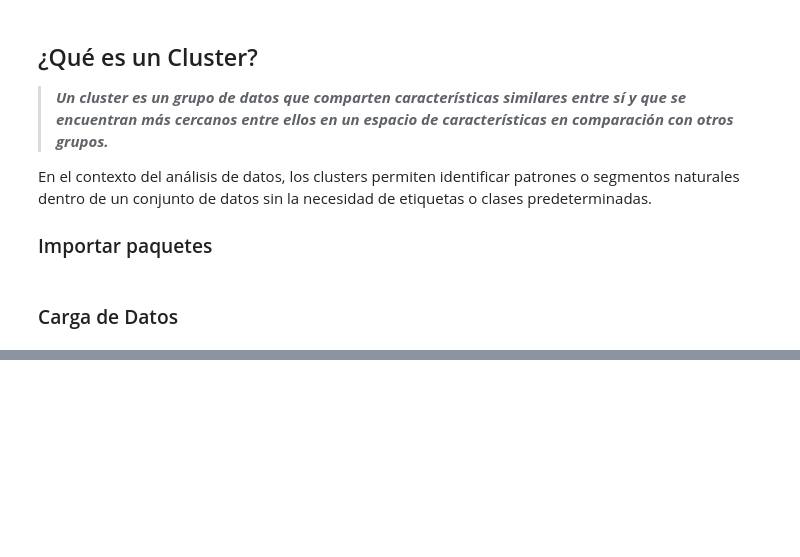
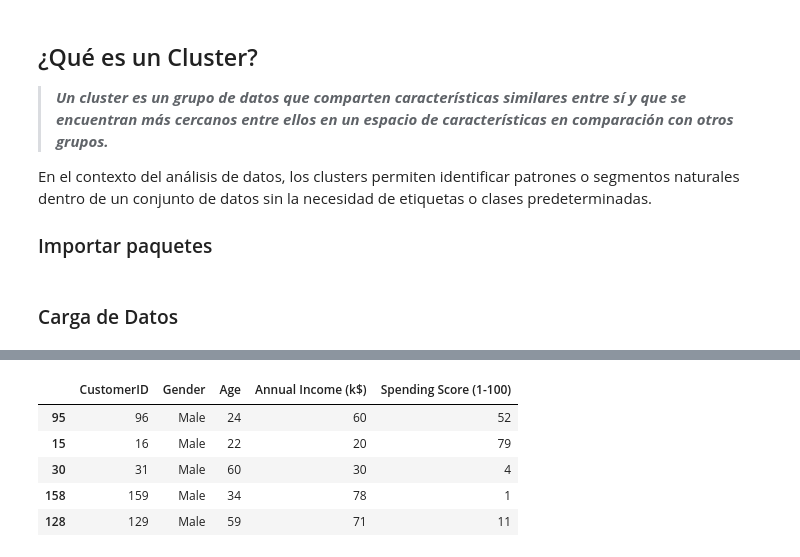
Before and after one commit to jesusvasquezjr3/Aprendizaje-No-Supervisado, a Jupyter notebook: 2_clustering.ipynb, the cells around one changed output, grey strips where cells are left out. Cells and saved outputs as stored; diff of their text form; code cells hidden in the pictures; blank space fills up the shorter version.

Commit message:
Avance hasta Visualización de Clusters

```diff
--- a/2_clustering.ipynb
+++ b/2_clustering.ipynb
@@ -48,3 +204,0 @@ df
-# %%
-df['clasificación'] = clusters
-df
@@ -76,0 +265,9 @@ plt.show()
+# %%
+df.sample(5, random_state=42)
+# %% [output]
+|  | CustomerID | Gender | Age | Annual Income (k$) | Spending Score (1-100) |
+| 95 | 96 | Male | 24 | 60 | 52 |
+| 15 | 16 | Male | 22 | 20 | 79 |
+| 30 | 31 | Male | 60 | 30 | 4 |
+| 158 | 159 | Male | 34 | 78 | 1 |
+| 128 | 129 | Male | 59 | 71 | 11 |
```
Also changed, not shown: parts of 50 cells of this notebook.
